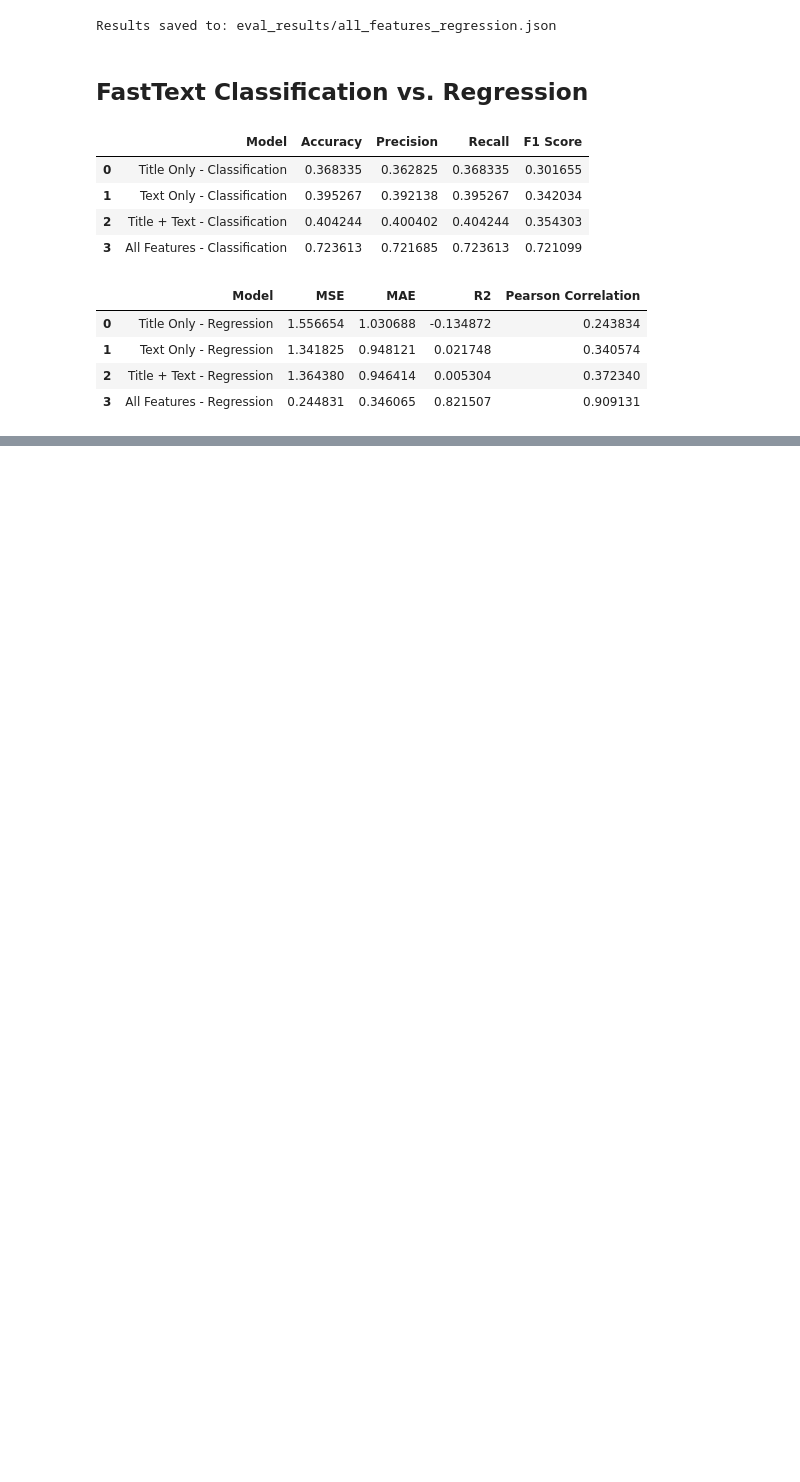
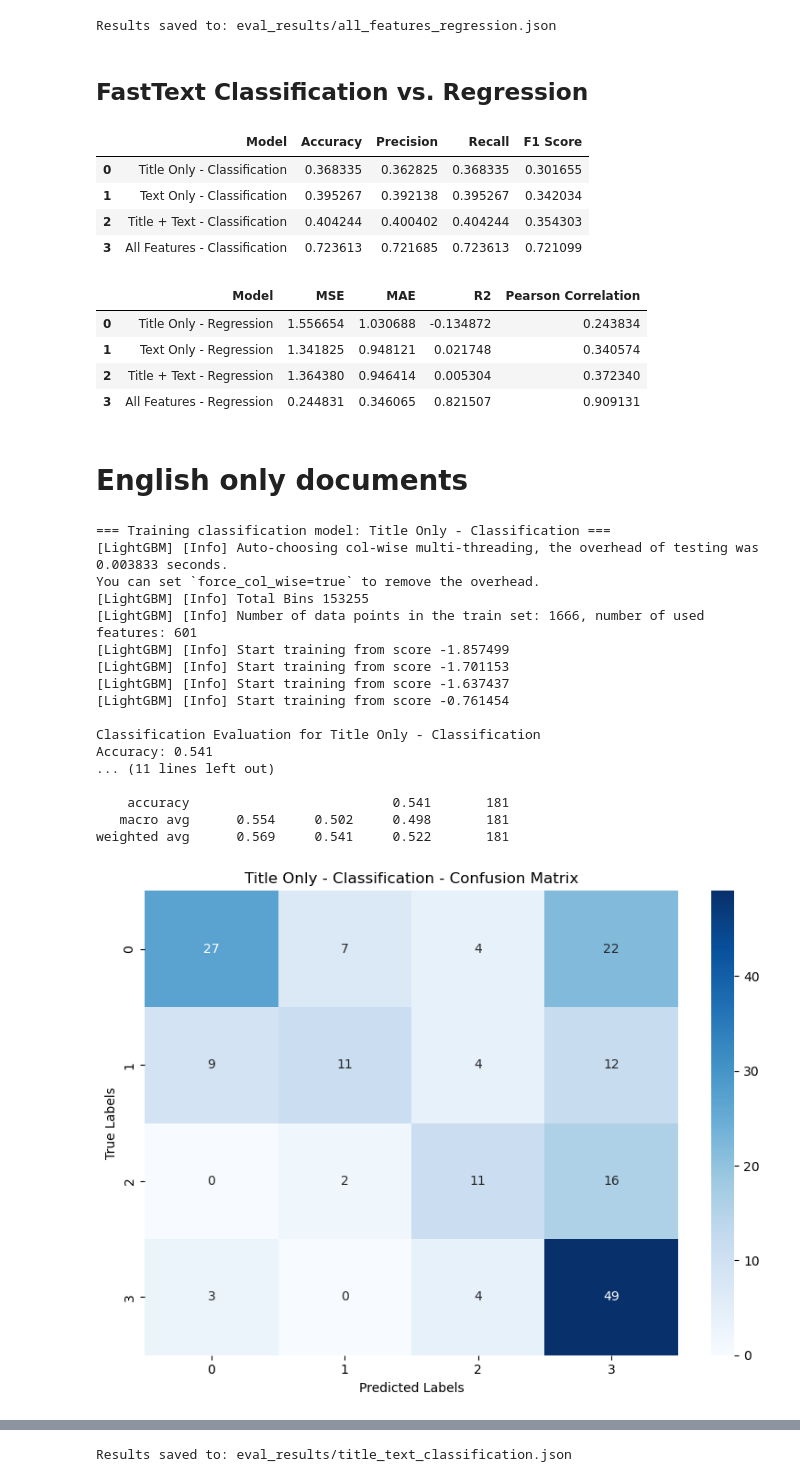
Before and after one commit to Eluminix/AI-Lab, a Jupyter notebook: 3.2 Word Embeddings Multilingual Classification Regression.ipynb, the cells around one changed output, grey strips where cells are left out. Drawn from its saved outputs; the diff is of its cells as text; code cells hidden in the pictures; blank space fills up the shorter version.

```diff
--- a/2.2 Word Embeddings Multilingual Classification Regression.ipynb
+++ b/3.2 Word Embeddings Multilingual Classification Regression.ipynb
@@ -463,3 +458,53 @@ display(results_df2)
 | 1 | Text Only - Regression | 1.341825 | 0.948121 | 0.021748 | 0.340574 |
 | 2 | Title + Text - Regression | 1.364380 | 0.946414 | 0.005304 | 0.372340 |
 | 3 | All Features - Regression | 0.244831 | 0.346065 | 0.821507 | 0.909131 |
+# %% [markdown]
+# English only documents
+# %%
+train_df = train_df[(train_df['lang1'] == 'en') & (train_df['lang2'] == 'en')].reset_index(drop=True)
+test_df = test_df[(test_df['lang1'] == 'en') & (test_df['lang2'] == 'en')].reset_index(drop=True)
+
+classification_results_en = []
+
+classification_results_en.append(run_classification(
+    train_df, test_df,
+    extract_features_lang_aware(extract_title_features),
+    None,
+    "Title Only - Classification",
+    save_json_file_name="title_only_classification.json"
+))
+
+classification_results_en.append(run_classification(
+    train_df, test_df,
+    extract_features_lang_aware(extract_text_features),
+    None,
+    "Text Only - Classification",
+    save_json_file_name="text_only_classification.json"
+))
+
+classification_results_en.append(run_classification(
+    train_df, test_df,
+    extract_features_lang_aware(extract_combined_features),
+    None,
+    "Title + Text - Classification",
+    save_json_file_name="title_text_classification.json"
+))
+# %% [output]
+=== Training classification model: Title Only - Classification ===
+[LightGBM] [Info] Auto-choosing col-wise multi-threading, the overhead of testing was 0.003833 seconds.
+You can set `force_col_wise=true` to remove the overhead.
+[LightGBM] [Info] Total Bins 153255
+[LightGBM] [Info] Number of data points in the train set: 1666, number of used features: 601
+[LightGBM] [Info] Start training from score -1.857499
+[LightGBM] [Info] Start training from score -1.701153
+[LightGBM] [Info] Start training from score -1.637437
+[LightGBM] [Info] Start training from score -0.761454
+
+Classification Evaluation for Title Only - Classification
+Accuracy: 0.541
+... (11 lines left out)
+
+    accuracy                          0.541       181
+   macro avg      0.554     0.502     0.498       181
+weighted avg      0.569     0.541     0.522       181
+[figure, added]
@@ -465,0 +547 @@ display(results_df2)
+Results saved to: eval_results/title_text_classification.json
```
Also changed, not shown: parts of 6 cells of this notebook, 3 other files.
